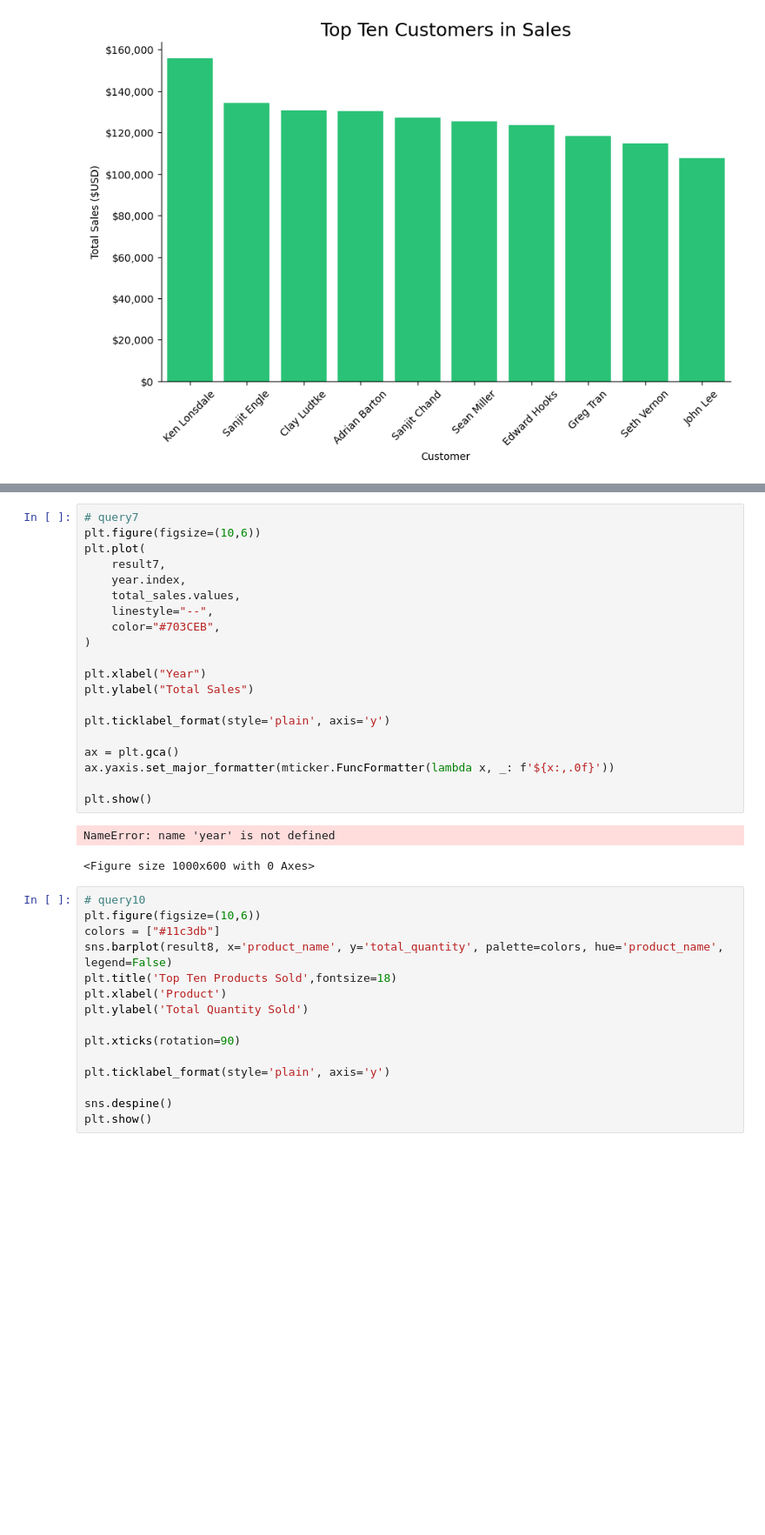
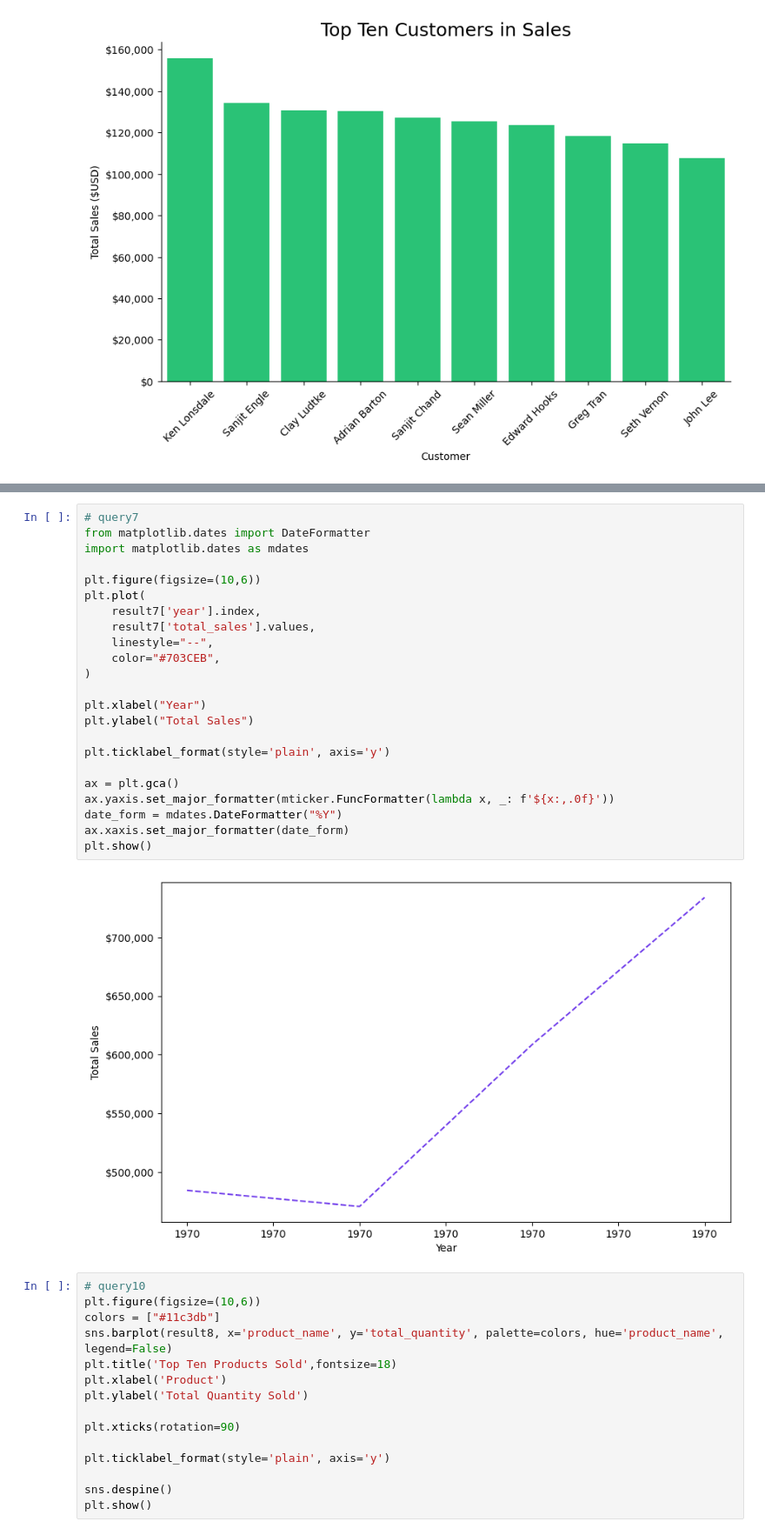
Before and after one commit to CosmicIdes/DataAnalysisModule3, a Jupyter notebook: Week4/notebooks/superstore_sales_workflow.ipynb, the cells around one changed output, grey strips where cells are left out. Shown at 87% size. Drawn from its saved outputs; the diff is of its cells as text; blank space fills up the shorter version.

```diff
--- a/Week4/notebooks/superstore_sales_workflow.ipynb
+++ b/Week4/notebooks/superstore_sales_workflow.ipynb
@@ -440,26 +444,28 @@ KeyError: "None of ['region'] are in the columns"
 # %%
 # query7
+from matplotlib.dates import DateFormatter
+import matplotlib.dates as mdates
+
 plt.figure(figsize=(10,6))
 plt.plot(
-    result7,
-    year.index,
-    total_sales.values,
+    result7['year'].index,
+    result7['total_sales'].values,
     linestyle="--",
     color="#703CEB",
 )
 
 plt.xlabel("Year")
 plt.ylabel("Total Sales")
 
 plt.ticklabel_format(style='plain', axis='y')
 
 ax = plt.gca()
 ax.yaxis.set_major_formatter(mticker.FuncFormatter(lambda x, _: f'${x:,.0f}'))
-
+date_form = mdates.DateFormatter("%Y")
+ax.xaxis.set_major_formatter(date_form)
 plt.show()
 # %% [output]
-NameError: name 'year' is not defined
-<Figure size 1000x600 with 0 Axes>
+[figure, added]
 # %%
 # query10
 plt.figure(figsize=(10,6))
```
Also changed, not shown: parts of 4 cells of this notebook.
